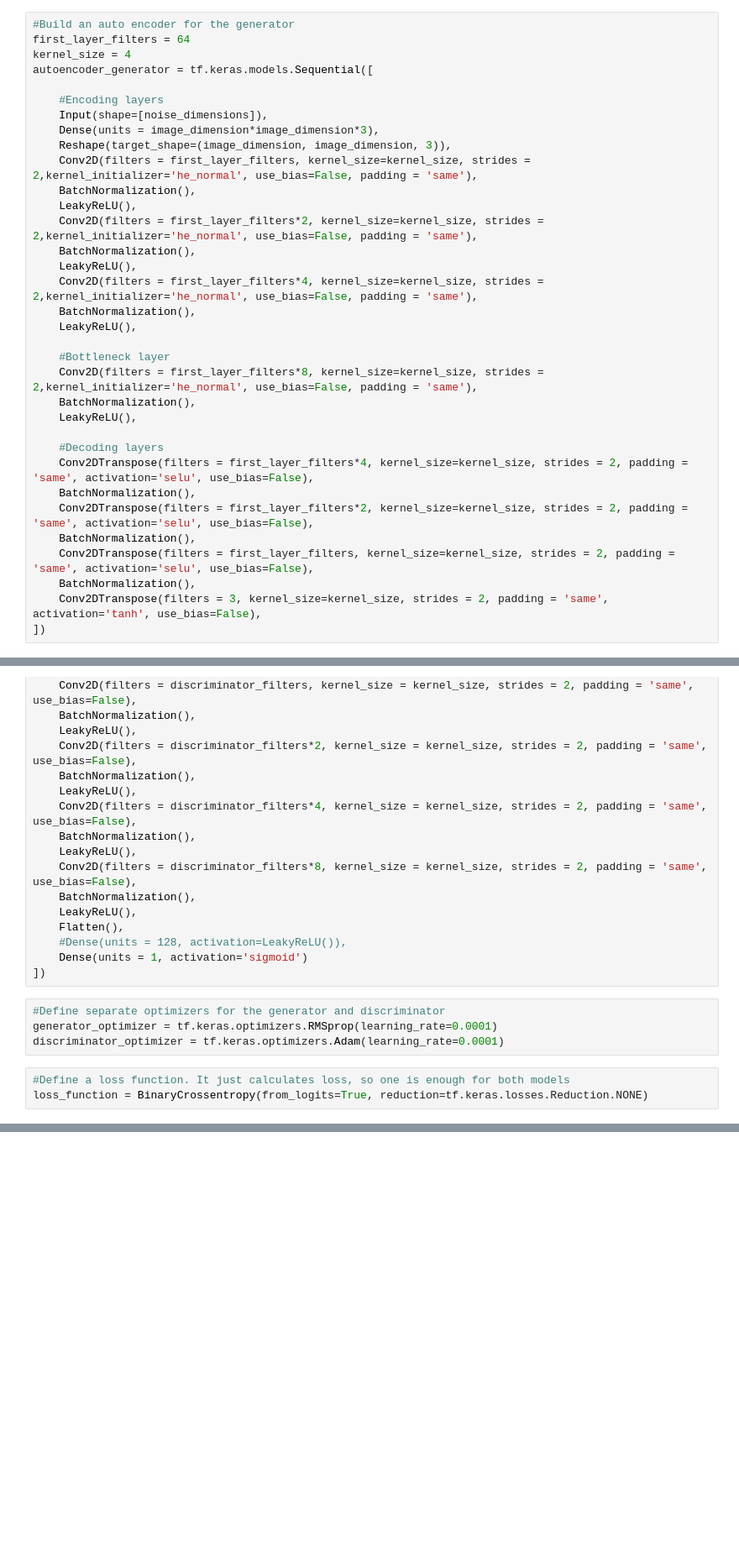
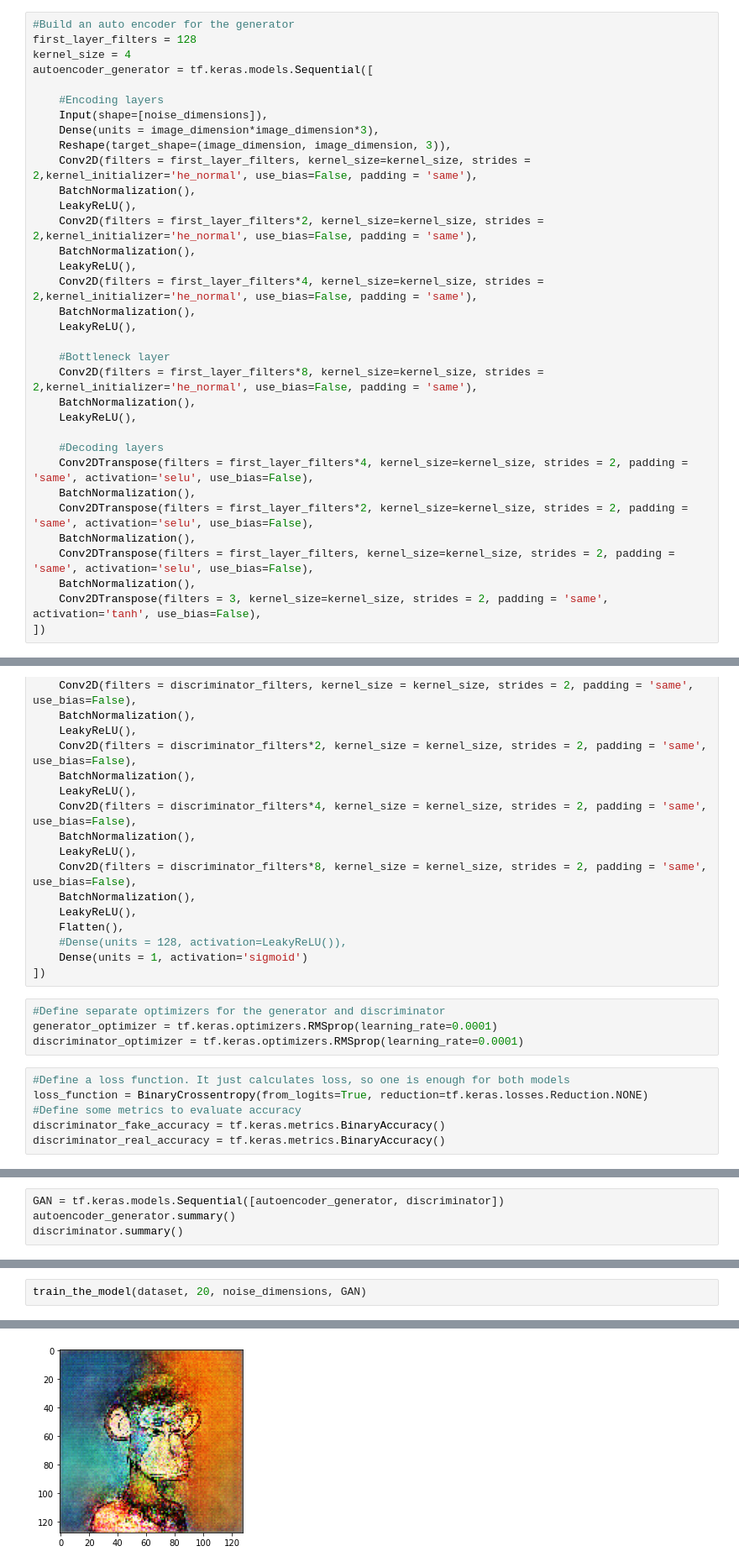
Before and after one commit to Allan2Fernandes/NFTGAN, a Jupyter notebook: NFTGenerator.ipynb, the cells around one changed output, grey strips where cells are left out. Shown at 84% size. Cells and saved outputs as stored; diff of their text form; blank space fills up the shorter version.

Commit message:
Trained 20 epochs

```diff
--- a/NFTGenerator.ipynb
+++ b/NFTGenerator.ipynb
@@ -52,6 +55,6 @@ for batch in dataset.take(2):
 # %%
 #Build an auto encoder for the generator
-first_layer_filters = 64
+first_layer_filters = 128
 kernel_size = 4
 autoencoder_generator = tf.keras.models.Sequential([
 
@@ -108,10 +111,13 @@ discriminator = tf.keras.models.Sequential([
 # %%
 #Define separate optimizers for the generator and discriminator
 generator_optimizer = tf.keras.optimizers.RMSprop(learning_rate=0.0001)
-discriminator_optimizer = tf.keras.optimizers.Adam(learning_rate=0.0001)
+discriminator_optimizer = tf.keras.optimizers.RMSprop(learning_rate=0.0001)
 # %%
 #Define a loss function. It just calculates loss, so one is enough for both models
 loss_function = BinaryCrossentropy(from_logits=True, reduction=tf.keras.losses.Reduction.NONE)
+#Define some metrics to evaluate accuracy
+discriminator_fake_accuracy = tf.keras.metrics.BinaryAccuracy()
+discriminator_real_accuracy = tf.keras.metrics.BinaryAccuracy()
 # %%
 def train_the_model(dataset, epochs, noise_dimensions, GAN):
     generator, discriminator = GAN.layers
@@ -176,0 +204,4 @@ tf.Tensor(
+# %%
+GAN = tf.keras.models.Sequential([autoencoder_generator, discriminator])
+autoencoder_generator.summary()
+discriminator.summary()
@@ -176,0 +226,3 @@ tf.Tensor(
+# %%
+train_the_model(dataset, 20, noise_dimensions, GAN)
+# %% [output]
@@ -176,0 +230 @@ tf.Tensor(
+[figure, added]
```
Also changed, not shown: parts of 9 cells of this notebook.
